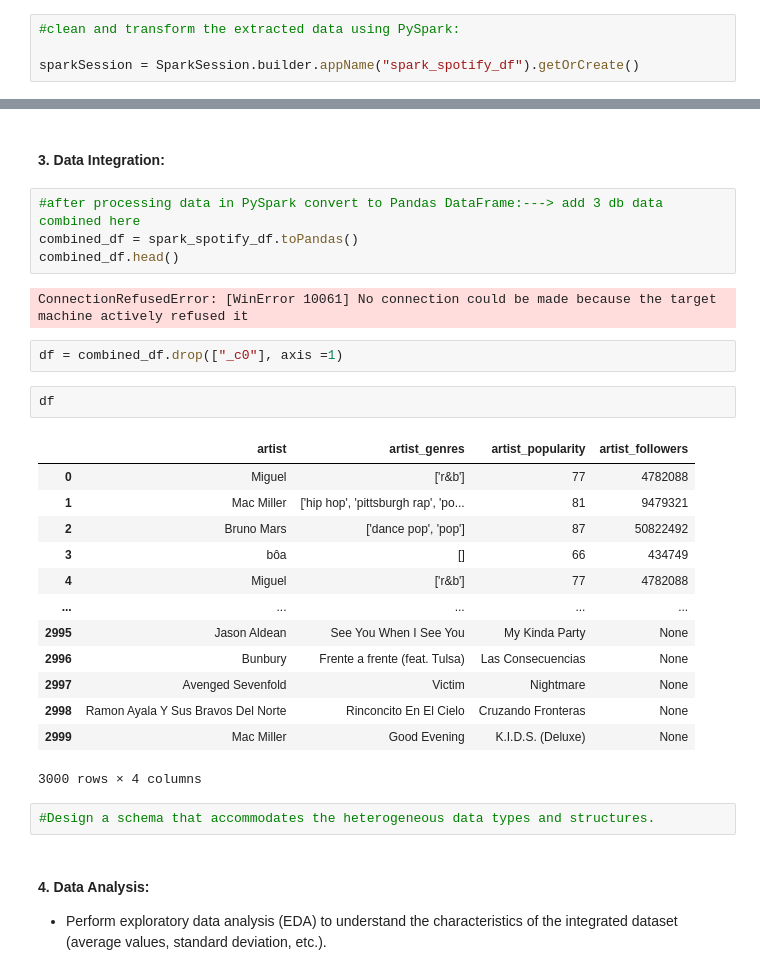
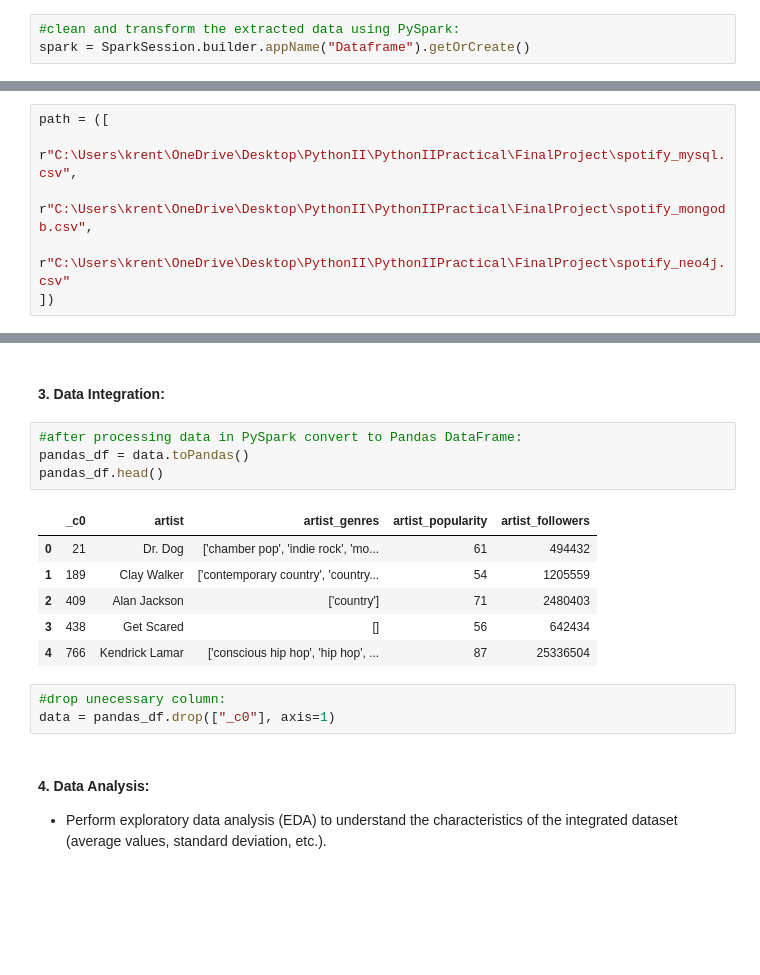
Before and after one commit to rozkrist/PythonIIPractical, a Jupyter notebook: FinalProject/DRAFT - Cross-Database Data Integration and Analysis Project -Spotify.ipynb, the cells around one changed output, grey strips where cells are left out. Saved outputs shown, nothing was run; the diff lists cells and outputs as text; blank space fills up the shorter version.

```diff
--- a/FinalProject/DRAFT - Cross-Database Data Integration and Analysis Project -Spotify.ipynb
+++ b/FinalProject/DRAFT - Cross-Database Data Integration and Analysis Project -Spotify.ipynb
@@ -325,5 +315,4 @@ graph = Graph(<Database URL>, auth=(<Username>, <Password>))
 #### Data transformation:
 # %%
 #clean and transform the extracted data using PySpark:
-
-sparkSession = SparkSession.builder.appName("spark_spotify_df").getOrCreate()
+spark = SparkSession.builder.appName("Dataframe").getOrCreate()
@@ -391 +319,7 @@ root
+# %%
+path = ([
+    r"C:\Users\krent\OneDrive\Desktop\PythonII\PythonIIPractical\FinalProject\spotify_mysql.csv",
+    r"C:\Users\krent\OneDrive\Desktop\PythonII\PythonIIPractical\FinalProject\spotify_mongodb.csv",
+    r"C:\Users\krent\OneDrive\Desktop\PythonII\PythonIIPractical\FinalProject\spotify_neo4j.csv"
+])
 # %%
@@ -395,31 +401,19 @@ spark.stop()
 # %% [markdown]
 #### 3. Data Integration:
 # %%
-#after processing data in PySpark convert to Pandas DataFrame:---> add 3 db data combined here
-combined_df = spark_spotify_df.toPandas()
-combined_df.head()
+#after processing data in PySpark convert to Pandas DataFrame:
+pandas_df = data.toPandas()
+pandas_df.head()
 # %% [output]
-ConnectionRefusedError: [WinError 10061] No connection could be made because the target machine actively refused it
+|  | _c0 | artist | artist_genres | artist_popularity | artist_followers |
+| 0 | 21 | Dr. Dog | ['chamber pop', 'indie rock', 'mo... | 61 | 494432 |
+| 1 | 189 | Clay Walker | ['contemporary country', 'country... | 54 | 1205559 |
+| 2 | 409 | Alan Jackson | ['country'] | 71 | 2480403 |
+| 3 | 438 | Get Scared | [] | 56 | 642434 |
+| 4 | 766 | Kendrick Lamar | ['conscious hip hop', 'hip hop', ... | 87 | 25336504 |
-# %%
-df = combined_df.drop(["_c0"], axis =1)
-# %%
-df
-# %% [output]
-|  | artist | artist_genres | artist_popularity | artist_followers |
-| 0 | Miguel | ['r&b'] | 77 | 4782088 |
-| 1 | Mac Miller | ['hip hop', 'pittsburgh rap', 'po... | 81 | 9479321 |
-| 2 | Bruno Mars | ['dance pop', 'pop'] | 87 | 50822492 |
-| 3 | bôa | [] | 66 | 434749 |
-| 4 | Miguel | ['r&b'] | 77 | 4782088 |
-| ... | ... | ... | ... | ... |
-| 2995 | Jason Aldean | See You When I See You | My Kinda Party | None |
-| 2996 | Bunbury | Frente a frente (feat. Tulsa) | Las Consecuencias | None |
-| 2997 | Avenged Sevenfold | Victim | Nightmare | None |
-| 2998 | Ramon Ayala Y Sus Bravos Del Norte | Rinconcito En El Cielo | Cruzando Fronteras | None |
-| 2999 | Mac Miller | Good Evening | K.I.D.S. (Deluxe) | None |
-3000 rows × 4 columns
-# %%
-#Design a schema that accommodates the heterogeneous data types and structures.
+# %%
+#drop unecessary column:
+data = pandas_df.drop(["_c0"], axis=1)
 # %% [markdown]
 #### 4. Data Analysis:
    - Perform exploratory data analysis (EDA) to understand the characteristics of the integrated dataset (average values, standard deviation, etc.).
```
Also changed, not shown: parts of 41 cells of this notebook, 5 other files.
